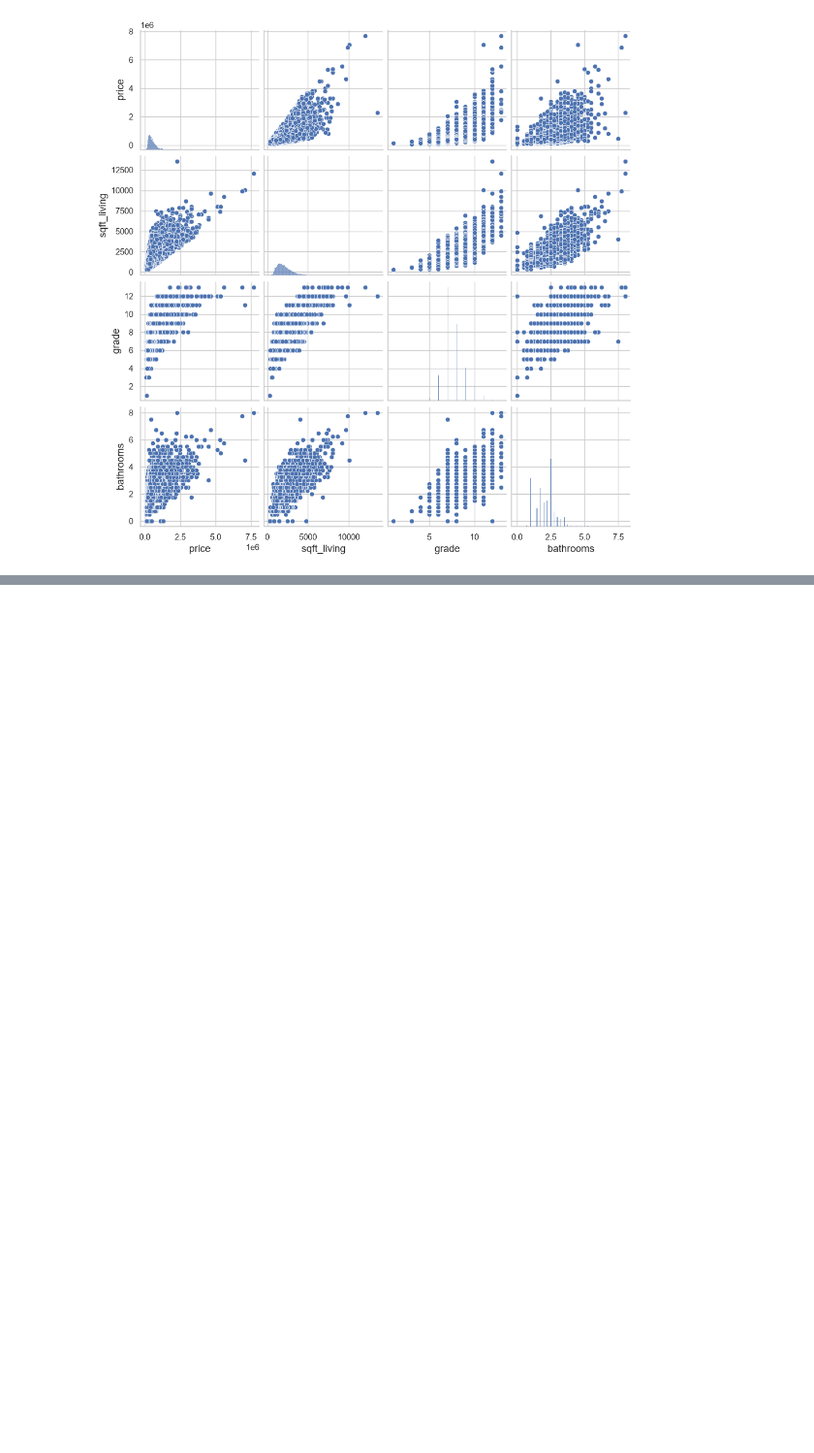
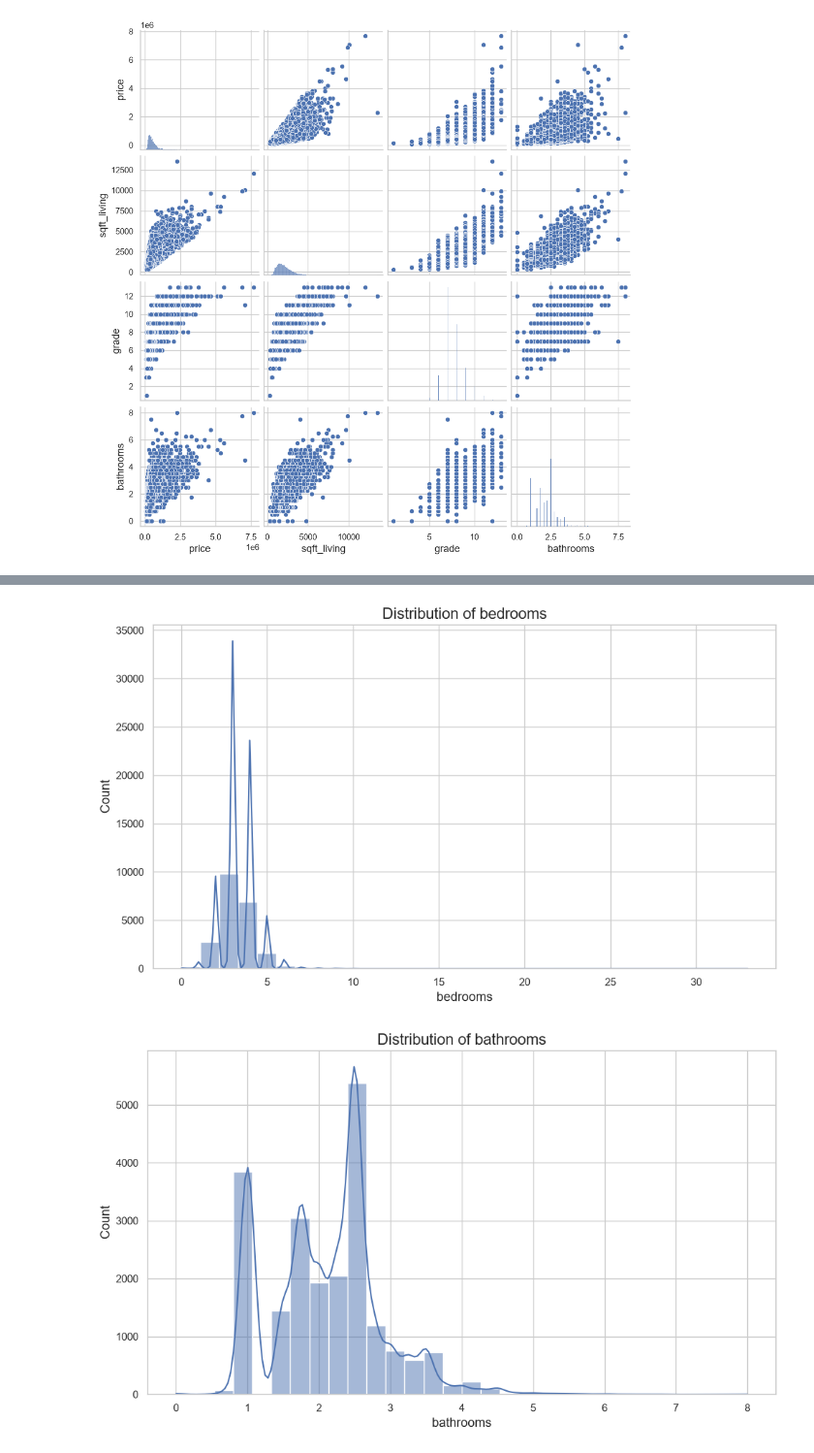
Before and after one commit to hossenshihab/realestate-intelligence-platform, a Jupyter notebook: notebooks/02_eda.ipynb, the cells around one changed output, grey strips where cells are left out. Shown at 97% size. Saved outputs shown, nothing was run; the diff lists cells and outputs as text; code cells hidden in the pictures; blank space fills up the shorter version.

```diff
--- a/notebooks/02_eda.ipynb
+++ b/notebooks/02_eda.ipynb
@@ -62,0 +118,16 @@ viz.pairplot(["price", "sqft_living", "grade", "bathrooms"])
+# %%
+features = [
+    "bedrooms",
+    "bathrooms",
+    "sqft_living",
+    "sqft_lot",
+    "floors",
+    "grade",
+    "condition",
+]
+# %%
+for feature in features:
+    viz.histogram(feature)
+# %% [output]
+[figure, added]
+[figure, added]
```
Also changed, not shown: parts of 9 cells of this notebook.
